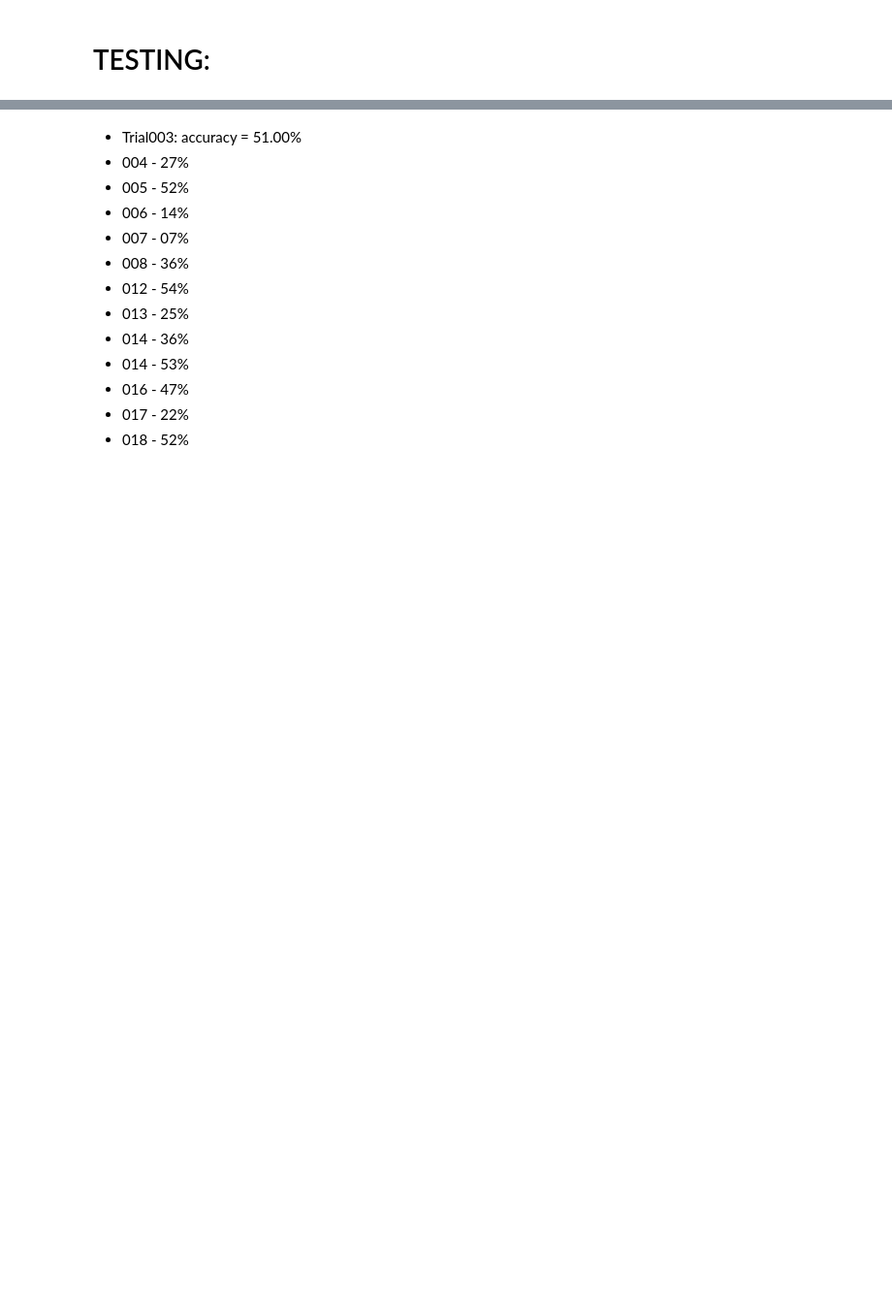
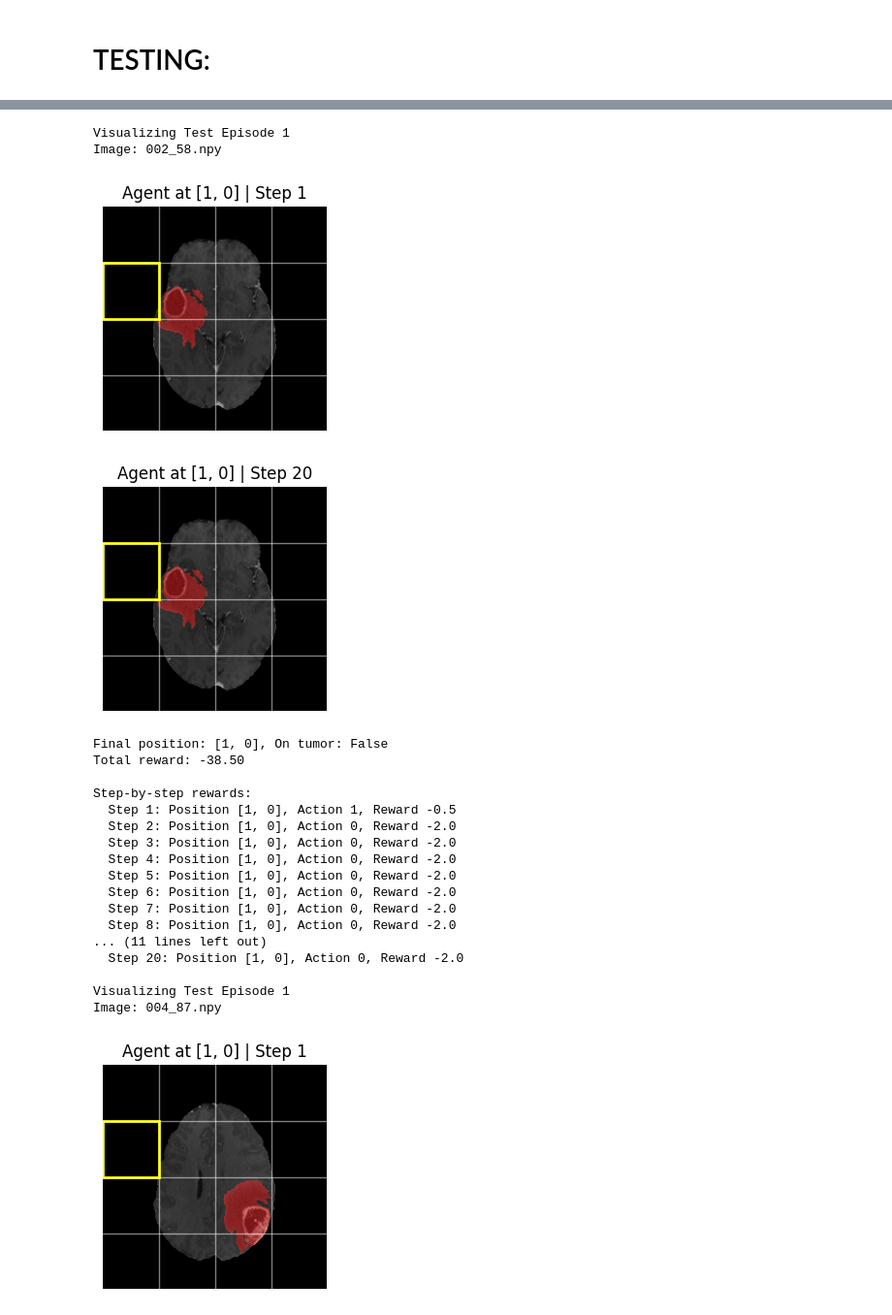
Before and after one commit to Martinacarretta/tfg, a Jupyter notebook: testing.ipynb, the cells around one changed output, grey strips where cells are left out. Shown at 97% size. Saved outputs shown, nothing was run; the diff lists cells and outputs as text; code cells hidden in the pictures; blank space fills up the shorter version.

```diff
--- a/testing.ipynb
+++ b/testing.ipynb
@@ -35,7 +35,7 @@ test_pairs = prepare(mode='test')
 # %% [markdown]
 # TESTING:
 # %%
-def test_agent_current(agent, test_pairs, num_episodes=10, print_results=True):
+def test_agent_current(agent, test_pairs, num_episodes=10, print_results=True, env_config=None):
     """
     Test the trained agent using the current environment setup
     without any modifications to reward system or early termination
@@ -51,9 +51,11 @@ def test_agent_current(agent, test_pairs, num_episodes=10, print_results=True):
         'total_tumor_reward': []
     }
 
+    grid_size, rewards, action_space = env_config['grid_size'], env_config['rewards'], env_config['action_space']
+
     for i in range(num_episodes):
         img_path, mask_path = test_pairs[i]
-        env = Glioblastoma(img_path, mask_path, grid_size=4)
+        env = Glioblastoma2(img_path, mask_path, grid_size=grid_size, rewards=rewards, action_space=action_space)
 
         state, _ = env.reset()
         total_reward = 0
@@ -142,7 +144,7 @@ def count_tumor_patches(env):
 
 def visualize_test_episode(agent, img_path, mask_path, episode_num=0):
     """Visualize a single test episode"""
-    env = Glioblastoma(img_path, mask_path, grid_size=4)
+    env = Glioblastoma2(img_path, mask_path, grid_size=4)
     state, _ = env.reset()
 
     positions = []
@@ -247,7 +200,23 @@ tensor([[-0.0252, -0.0376, -0.0234,  ..., -0.0316, -0.0409, -0.0280],
 # %%
-metrics1 = test_agent_current(agent, test_pairs, num_episodes=len(test_pairs))
+# load model to test:
+LR = 1e-4 #From paper
+CURRENT_CONFIG = {
+    'grid_size': 4,
+    'rewards': [5.0, -1.0, -0.2],
+    'action_space': spaces.Discrete(3)
+}
 
-metrics2 = test_agent_current(agent2, test_pairs, num_episodes=len(test_pairs))
+env = Glioblastoma2(*test_pairs[0], **CURRENT_CONFIG)
+
+model = DQN4(env, learning_rate=LR, device='cpu')
+model.load_state_dict(torch.load("Extension014.dat"))
+
+agent = DQNAgent2(env_config=CURRENT_CONFIG, dnnetwork=model, buffer_class=ReplayBuffer, train_pairs=test_pairs,
+                 env_class=Glioblastoma2,
+                 epsilon=0.00)  # very low epsilon for testing
+
+
+metrics1 = test_agent_current(agent, test_pairs, num_episodes=len(test_pairs), env_config=CURRENT_CONFIG)
 # %% [output]
 ==================================================
 TEST RESULTS (Current Model)
@@ -269,14 +234,0 @@ Median Steps to Find Tumor: 3.00
-# %% [markdown]
-- Trial003: accuracy = 51.00%
-- 004 - 27%
-- 005 - 52%
-- 006 - 14%
-- 007 - 07%
-- 008 - 36%
-- 012 - 54%
-- 013 - 25%
-- 014 - 36%
-- 014 - 53%
-- 016 - 47%
-- 017 - 22%
-- 018 - 52%
@@ -304,3 +235,26 @@ Median Steps to Find Tumor: 3.00
 # %%
-# for i in range(3):  # visualize 3 test episodes
-#     visualize_test_episode(agent2, test_pairs[i][0], test_pairs[i][1], episode_num=1)
+for i in range(3):  # visualize 3 test episodes
+    visualize_test_episode(agent, test_pairs[i][0], test_pairs[i][1], episode_num=1)
+# %% [output]
+Visualizing Test Episode 1
+Image: 002_58.npy
+[figure, added]
+[figure, added]
+Final position: [1, 0], On tumor: False
+Total reward: -38.50
+
+Step-by-step rewards:
+  Step 1: Position [1, 0], Action 1, Reward -0.5
+  Step 2: Position [1, 0], Action 0, Reward -2.0
+  Step 3: Position [1, 0], Action 0, Reward -2.0
+  Step 4: Position [1, 0], Action 0, Reward -2.0
+  Step 5: Position [1, 0], Action 0, Reward -2.0
+  Step 6: Position [1, 0], Action 0, Reward -2.0
+  Step 7: Position [1, 0], Action 0, Reward -2.0
+  Step 8: Position [1, 0], Action 0, Reward -2.0
+... (11 lines left out)
+  Step 20: Position [1, 0], Action 0, Reward -2.0
+
+Visualizing Test Episode 1
+Image: 004_87.npy
+[figure, added]
```
Also changed, not shown: parts of 6 cells of this notebook, 25 other files.
